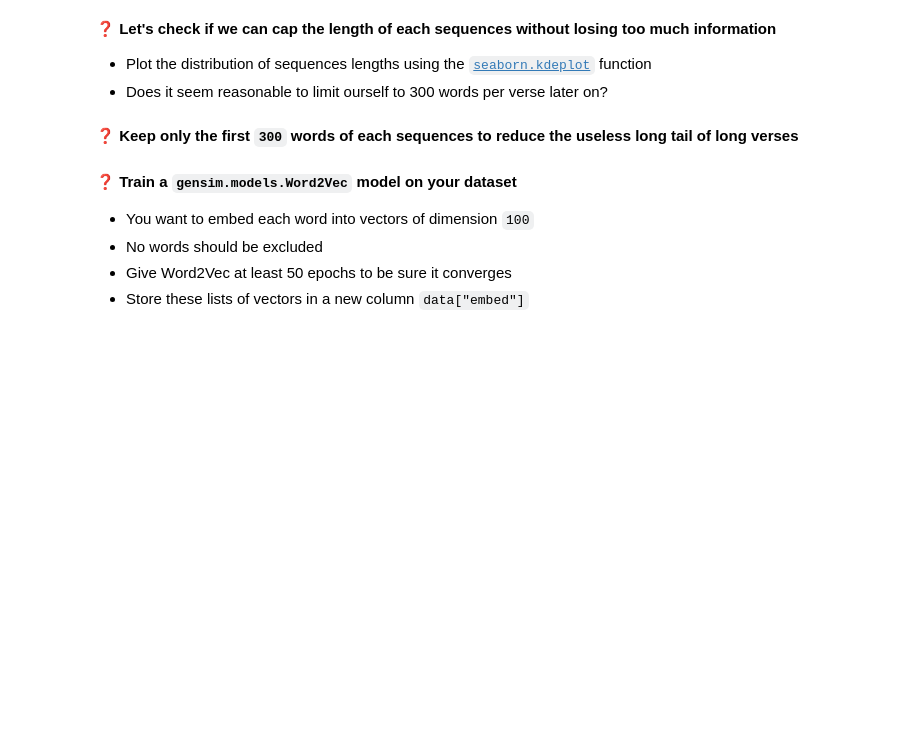
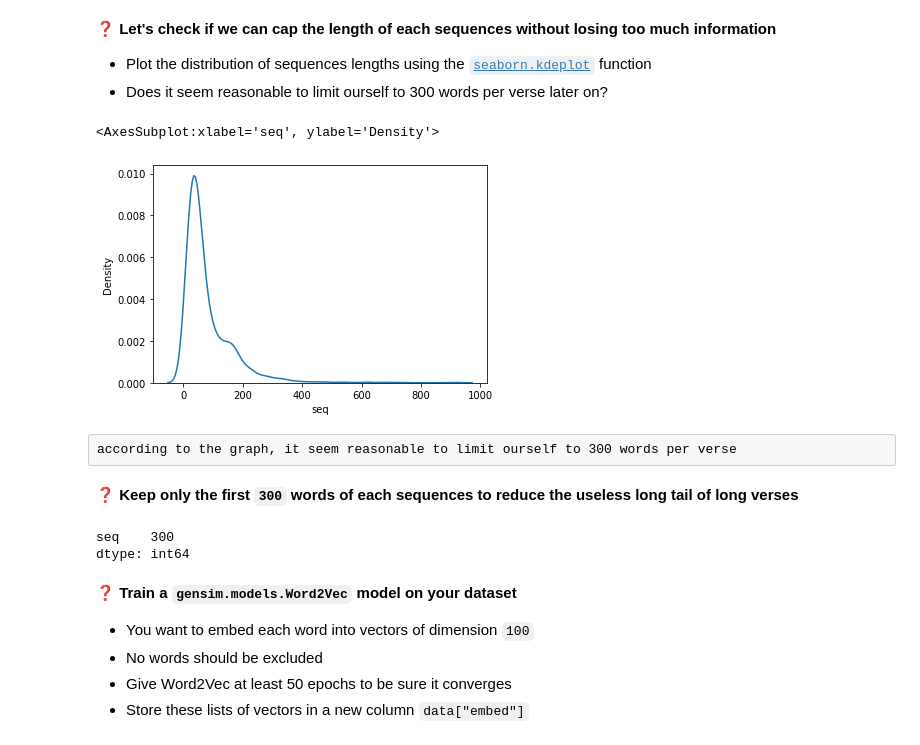
Before and after one commit to diopch/data-certification-exam, a Jupyter notebook: recurrent_neural_network/lyrics_detector.ipynb, the cells around one changed output. Saved outputs shown, nothing was run; the diff lists cells and outputs as text; code cells hidden in the pictures; blank space fills up the shorter version.

```diff
--- a/recurrent_neural_network/lyrics_detector.ipynb
+++ b/recurrent_neural_network/lyrics_detector.ipynb
@@ -144,11 +158,18 @@ We now need to think about embedding our sentences into numbers. We will be usin
 - You can use `tensorflow.keras.preprocessing.text.text_to_word_sequence`
 # %%
 # YOUR CODE HERE
+data["seq"] = data["verse"].apply(text_to_word_sequence)
 # %% [markdown]
 ❓ **Let's check if we can cap the length of each sequences without losing too much information**
 - Plot the distribution of sequences lengths using the [`seaborn.kdeplot`](https://seaborn.pydata.org/generated/seaborn.displot.html#seaborn-displot) function
 - Does it seem reasonable to limit ourself to 300 words per verse later on?
 # %%
 # YOUR CODE HERE
+sns.kdeplot(data=data[["seq"]].applymap(len), x="seq")
+# %% [output]
+<AxesSubplot:xlabel='seq', ylabel='Density'>
+[figure, added]
+# %% [raw]
+according to the graph, it seem reasonable to limit ourself to 300 words per verse
 # %% [markdown]
 ❓ **Keep only the first `300` words of each sequences to reduce the useless long tail of long verses**
@@ -157,3 +183,8 @@ We now need to think about embedding our sentences into numbers. We will be usin
+# %%
+np.max(data[["seq"]].applymap(len))
+# %% [output]
+seq    300
+dtype: int64
 # %% [markdown]
 ❓ **Train a `gensim.models.Word2Vec` model on your dataset**
 - You want to embed each word into vectors of dimension `100`
```
Also changed, not shown: parts of 6 cells of this notebook.
